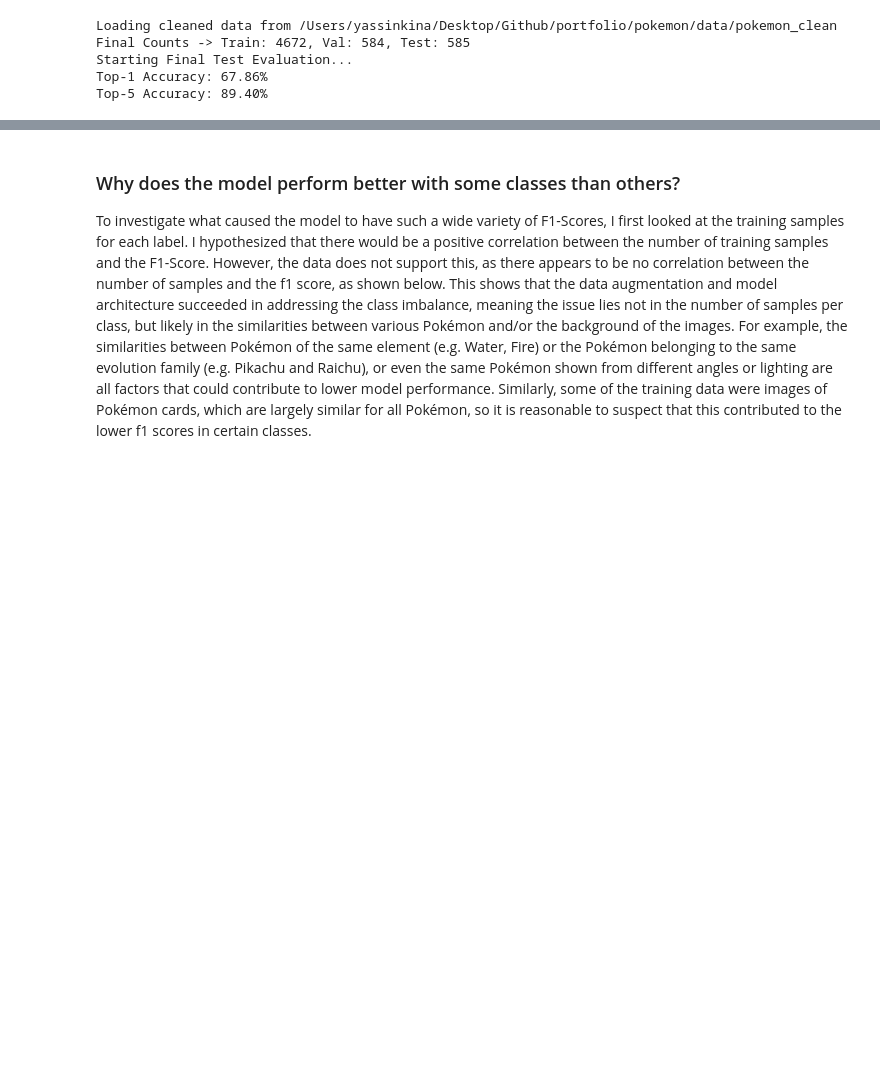
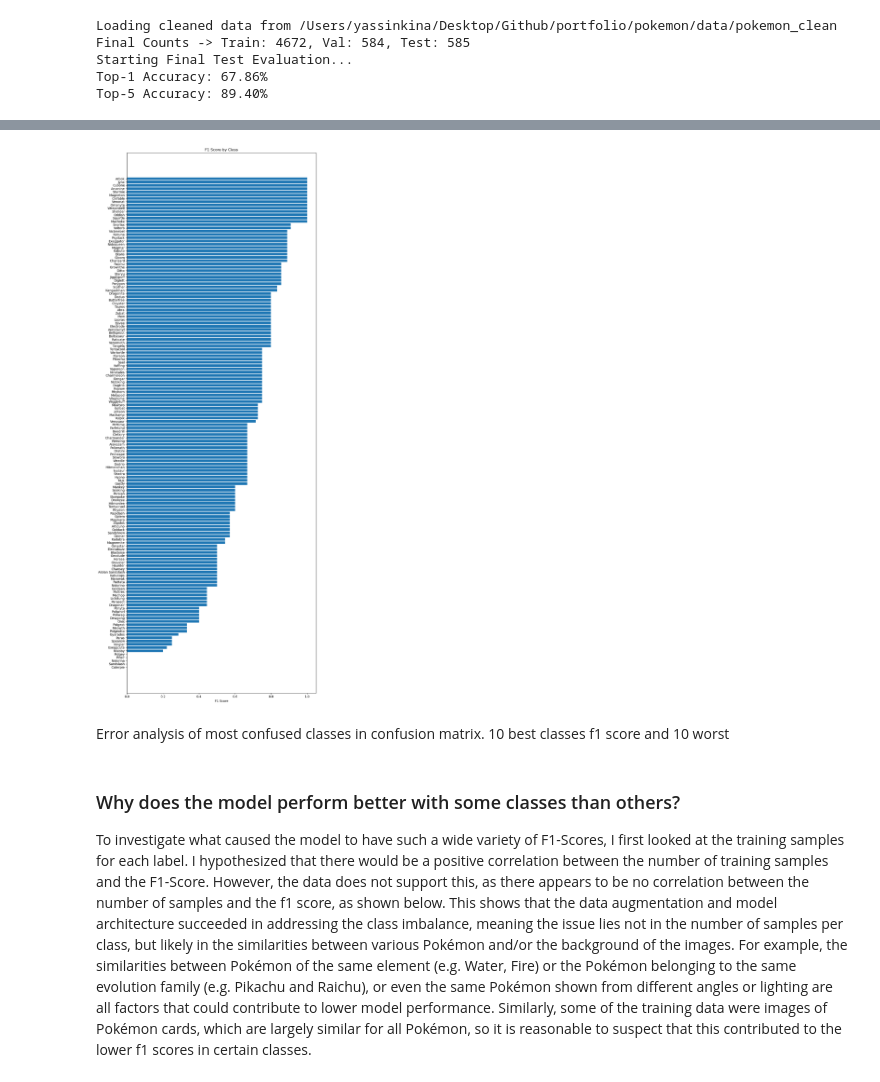
Before and after one commit to YassinKina/poke-classifier, a Jupyter notebook: notebooks/EDA.ipynb, the cells around one changed output, grey strips where cells are left out. Cells and saved outputs as stored; diff of their text form; code cells hidden in the pictures; blank space fills up the shorter version.

```diff
--- a/notebooks/EDA.ipynb
+++ b/notebooks/EDA.ipynb
@@ -318,23 +343,27 @@ The F1-Score per Label chart is quite large, though it is still comprehensible.
 # %%
 import pandas as pd
 from sklearn.metrics import precision_recall_fscore_support
 import matplotlib.pyplot as plt
 
 precision, recall, f1, _ = precision_recall_fscore_support(labels, preds)
 
 df = pd.DataFrame({
     "Class": class_names,
     "F1": f1
 }).sort_values("F1")
 
 # ___________TO SEE F1-SCORE CHART, UNCOMMENT CODE BELOW ____________
 
-# plt.figure(figsize=(10, 25))
-# plt.barh(df["Class"], df["F1"])
-# plt.xlabel("F1 Score")
-# plt.title("Per-Class F1 Scores")
-# plt.tight_layout()
-# plt.show()
+plt.figure(figsize=(10, 25))
+plt.barh(df["Class"], df["F1"])
+plt.xlabel("F1 Score")
+plt.title("F1 Score by Class")
+plt.tight_layout()
+plt.show()
+# %% [output]
+[figure, added]
+# %% [markdown]
+Error analysis of most confused classes in confusion matrix. 10 best classes f1 score and 10 worst
 # %% [markdown]
 ### Why does the model perform better with some classes than others?
 To investigate what caused the model to have such a wide variety of F1-Scores, I first looked at the training samples for each label. I hypothesized that there would be a positive correlation between the number of training samples and the F1-Score. However, the data does not support this, as there appears to be no correlation between the number of samples and the f1 score, as shown below.
```
Also changed, not shown: parts of 12 cells of this notebook, 11 other files.
